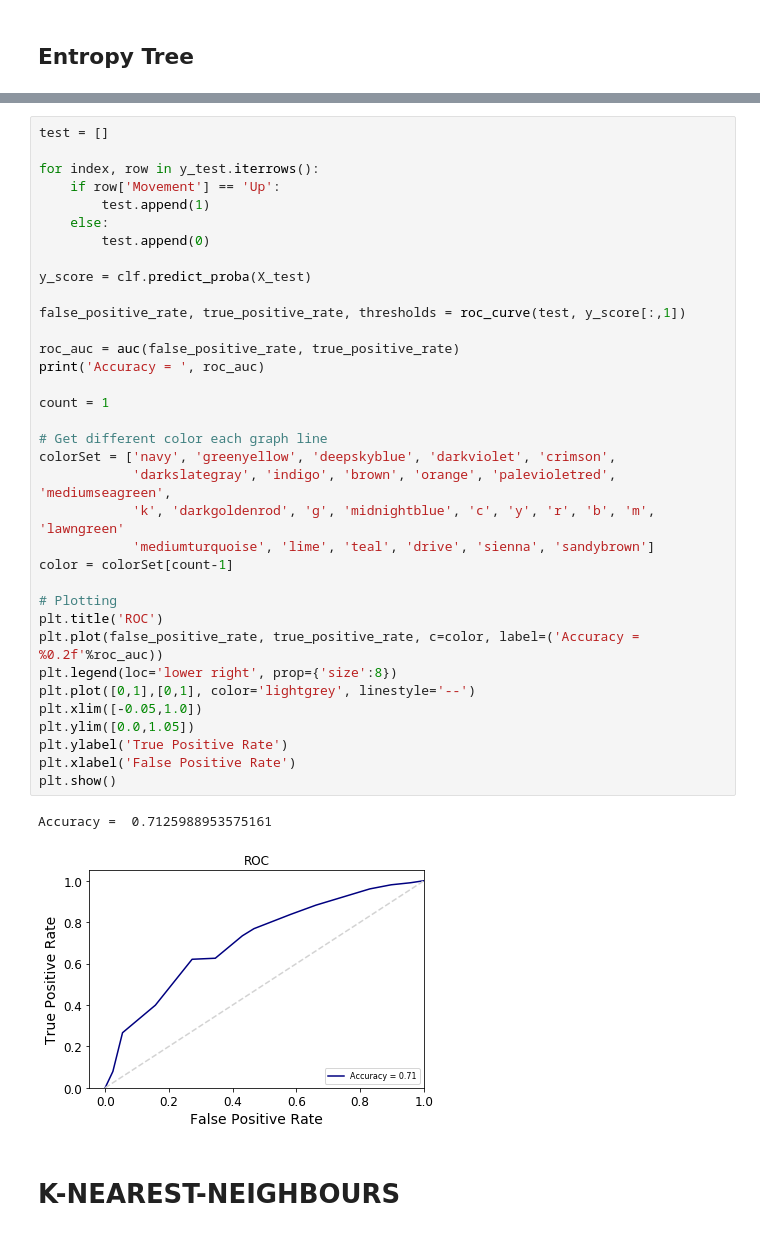
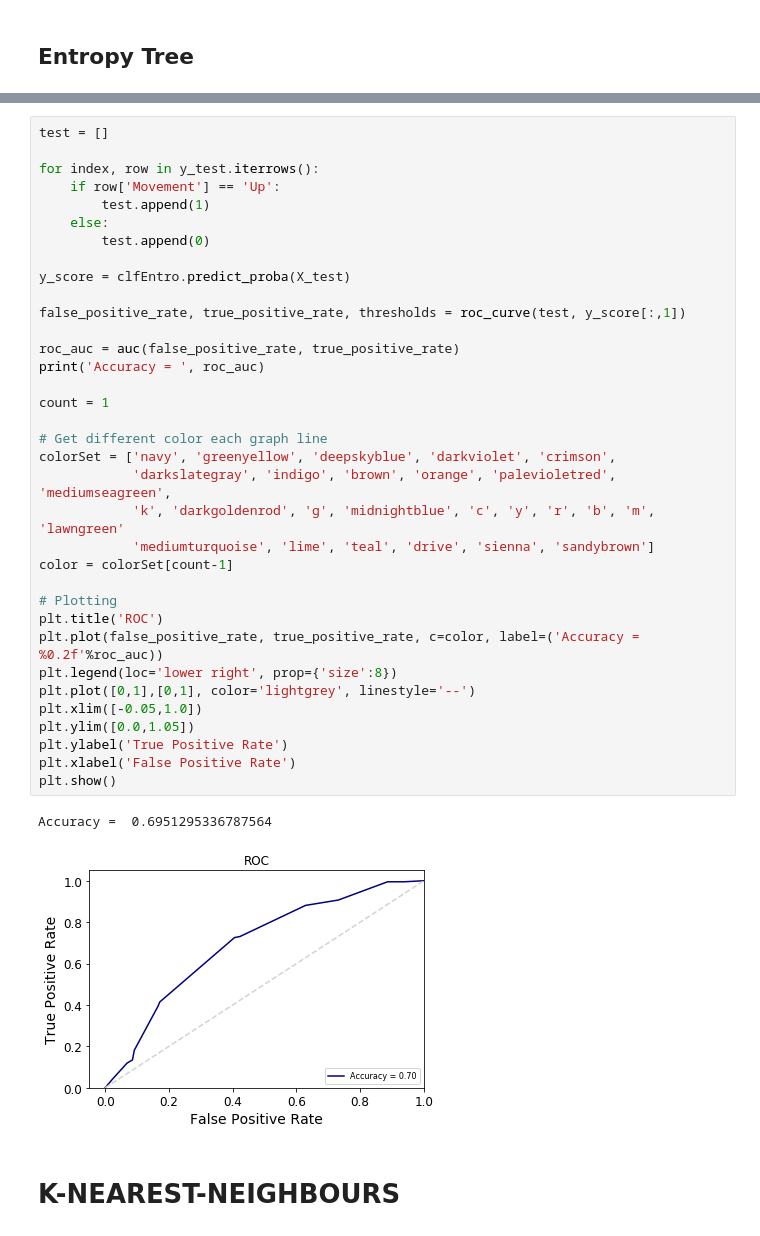
Before and after one commit to rtjuandi/Stock-Market-DAP, a Jupyter notebook: DAP3/DAP3.ipynb, the cells around one changed output, grey strips where cells are left out. Cells and saved outputs as stored; diff of their text form.

```diff
--- a/DAP3/DAP3.ipynb
+++ b/DAP3/DAP3.ipynb
@@ -271,36 +271,36 @@ for index, row in y_test.iterrows():
         test.append(1)
     else:
         test.append(0)
 
-y_score = clf.predict_proba(X_test)
+y_score = clfEntro.predict_proba(X_test)
 
 false_positive_rate, true_positive_rate, thresholds = roc_curve(test, y_score[:,1])
 
 roc_auc = auc(false_positive_rate, true_positive_rate)
 print('Accuracy = ', roc_auc)
 
 count = 1
 
 # Get different color each graph line
 colorSet = ['navy', 'greenyellow', 'deepskyblue', 'darkviolet', 'crimson',
             'darkslategray', 'indigo', 'brown', 'orange', 'palevioletred', 'mediumseagreen',
             'k', 'darkgoldenrod', 'g', 'midnightblue', 'c', 'y', 'r', 'b', 'm', 'lawngreen'
             'mediumturquoise', 'lime', 'teal', 'drive', 'sienna', 'sandybrown']
 color = colorSet[count-1]
 
 # Plotting
 plt.title('ROC')
 plt.plot(false_positive_rate, true_positive_rate, c=color, label=('Accuracy = %0.2f'%roc_auc))
 plt.legend(loc='lower right', prop={'size':8})
 plt.plot([0,1],[0,1], color='lightgrey', linestyle='--')
 plt.xlim([-0.05,1.0])
 plt.ylim([0.0,1.05])
 plt.ylabel('True Positive Rate')
 plt.xlabel('False Positive Rate')
 plt.show()
 # %% [output]
-Accuracy =  0.7125988953575161
+Accuracy =  0.6951295336787564
-[figure, old version]
+[figure, new version]
 # %% [markdown]
 # K-NEAREST-NEIGHBOURS
 # %%
```
Also changed, not shown: parts of 5 cells of this notebook.
